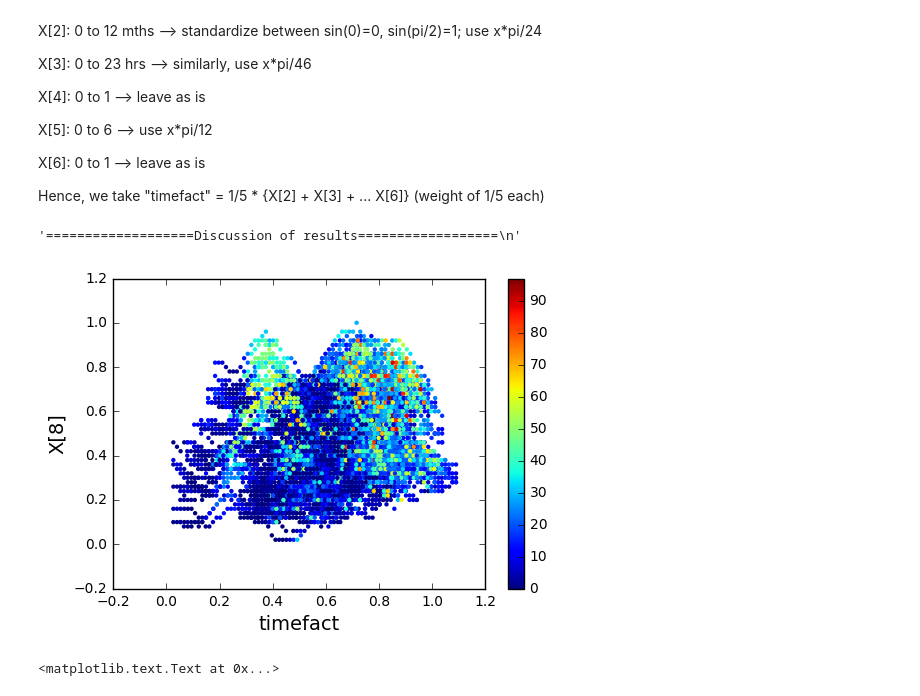
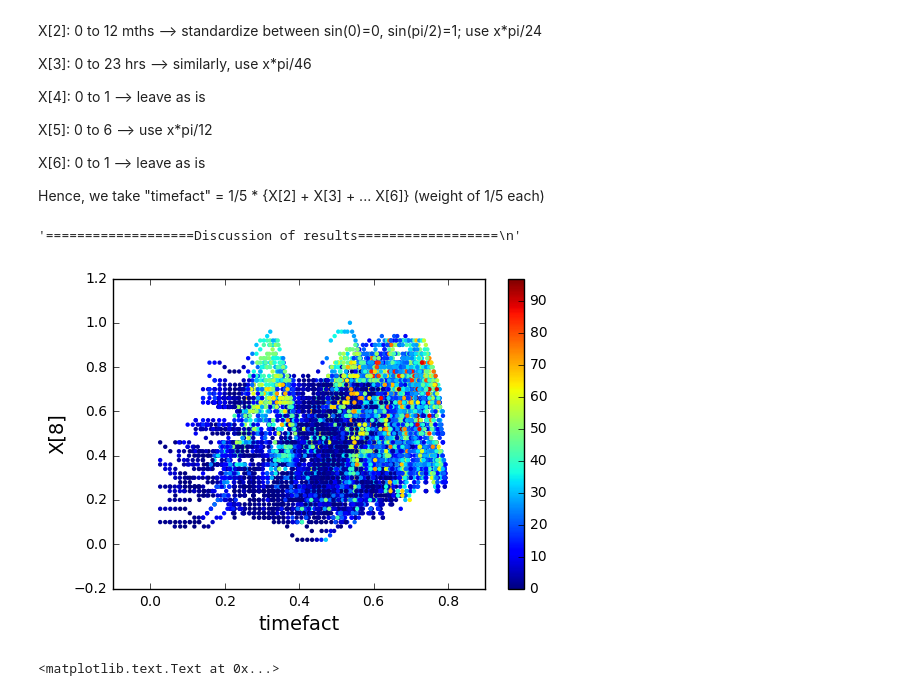
Before and after one commit to Team-Roket/kagglebicycle, a Jupyter notebook: Plots.ipynb, the cells around one changed output. Drawn from its saved outputs; the diff is of its cells as text; code cells hidden in the pictures.

```diff
--- a/Plots.ipynb
+++ b/Plots.ipynb
@@ -111,22 +140,22 @@ Hence, we take "timefact" = 1/5 * {X[2] + X[3] + ... X[6]}    (weight of 1/5 eac
 # %%
 # Plot timefact against the remaining variables from X[7] to X[11]
 timefact = np.zeros_like(X[:,0])
-timefact = 1/5 * ( X[:,2]*pi/24 + X[:,3]*pi/46 + X[:,4] + X[:,5]*pi/12 + X[:,6] )
+timefact = 1/5 * ( np.sin(X[:,2]*pi/24) + np.sin(X[:,3]*pi/46) + X[:,4] + np.sin(X[:,5]*pi/12) + X[:,6] )
 
 idx_1 = timefact
 idx_2 = 8   # 7 to 11
 
 plt.scatter(timefact, X[:, idx_2], marker='o', edgecolors='none', s=10, c=y2)
 # s=size of points; c=color-labeling of points based on target values (y2)
 plt.colorbar()
 plt.xlabel('timefact' % idx_1, fontsize=14)
 plt.ylabel('X[%d]' % idx_2, fontsize=14)
 
 """===================Discussion of results==================
 """
 # %% [output]
 '===================Discussion of results==================\n'
-[figure, old version]
+[figure, new version]
 # %%
 
 """===============Previous work on plots (last updated November) ================="""
```
Also changed, not shown: parts of 2 cells of this notebook, 21 other files.
